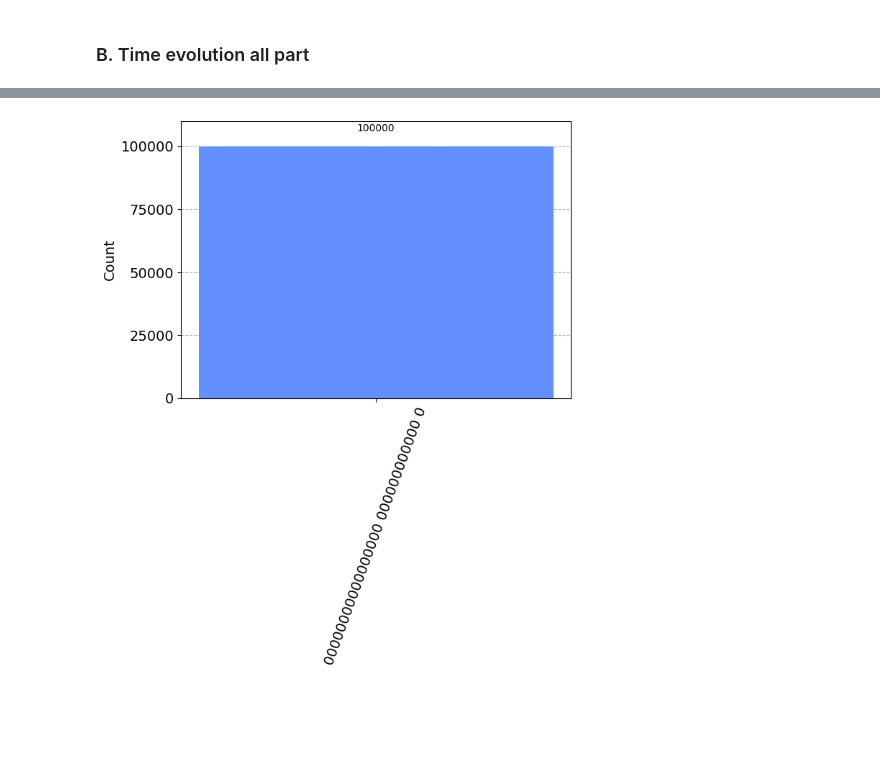
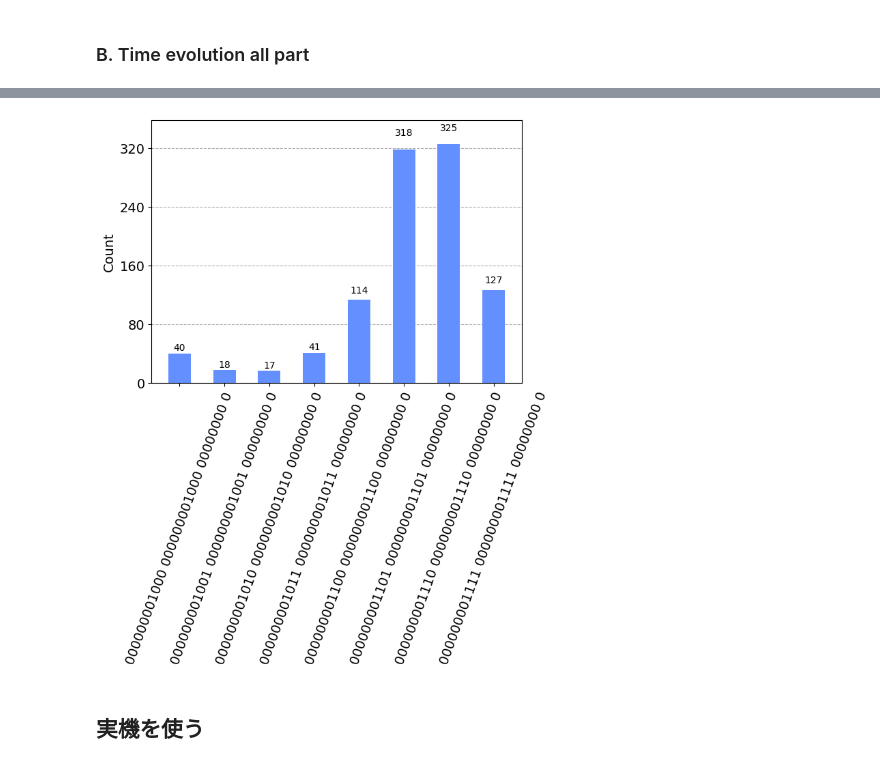
Before and after one commit to UTokyo-ICEPP/single-particle-qft, a Jupyter notebook: qsp/qc_single_particle.ipynb, the cells around one changed output, grey strips where cells are left out. Cells and saved outputs as stored; diff of their text form; code cells hidden in the pictures; blank space fills up the shorter version.

```diff
--- a/qsp/qc_single_particle.ipynb
+++ b/qsp/qc_single_particle.ipynb
@@ -1262,0 +1392,5 @@ print(np.abs(np.dot(bra_state, ket_state)) ** 2)
+# %%
+reg = QuantumRegister(2)
+anc = AncillaRegister(1)
+circuit = QuantumCircuit(reg, anc)
+circuit.draw('mpl')
@@ -1263,17 +1399,19 @@ print(np.abs(np.dot(bra_state, ket_state)) ** 2)
 # %%
 ## how to measure and count
 circuit.measure_all()
 # Run the circuit in qasm_simulator and plot the histogram
 simulator = AerSimulator()
 circuit = transpile(circuit, backend=simulator)
-job = simulator.run(circuit, shots=100000)
+job = simulator.run(circuit, shots=1000)
 result = job.result()
 counts = result.get_counts(circuit)
 plot_histogram(counts)
 
 # plot y axis logarithmically
 # log_data = {key: np.log10(value + 1) for key, value in counts.items()}
 # # プロット
 # plot_histogram(log_data, bar_labels=False)
 # %% [output]
-[figure, old version]
+[figure, new version]
+# %% [markdown]
+## 実機を使う
```
Also changed, not shown: parts of 27 cells of this notebook, 6 other files.
